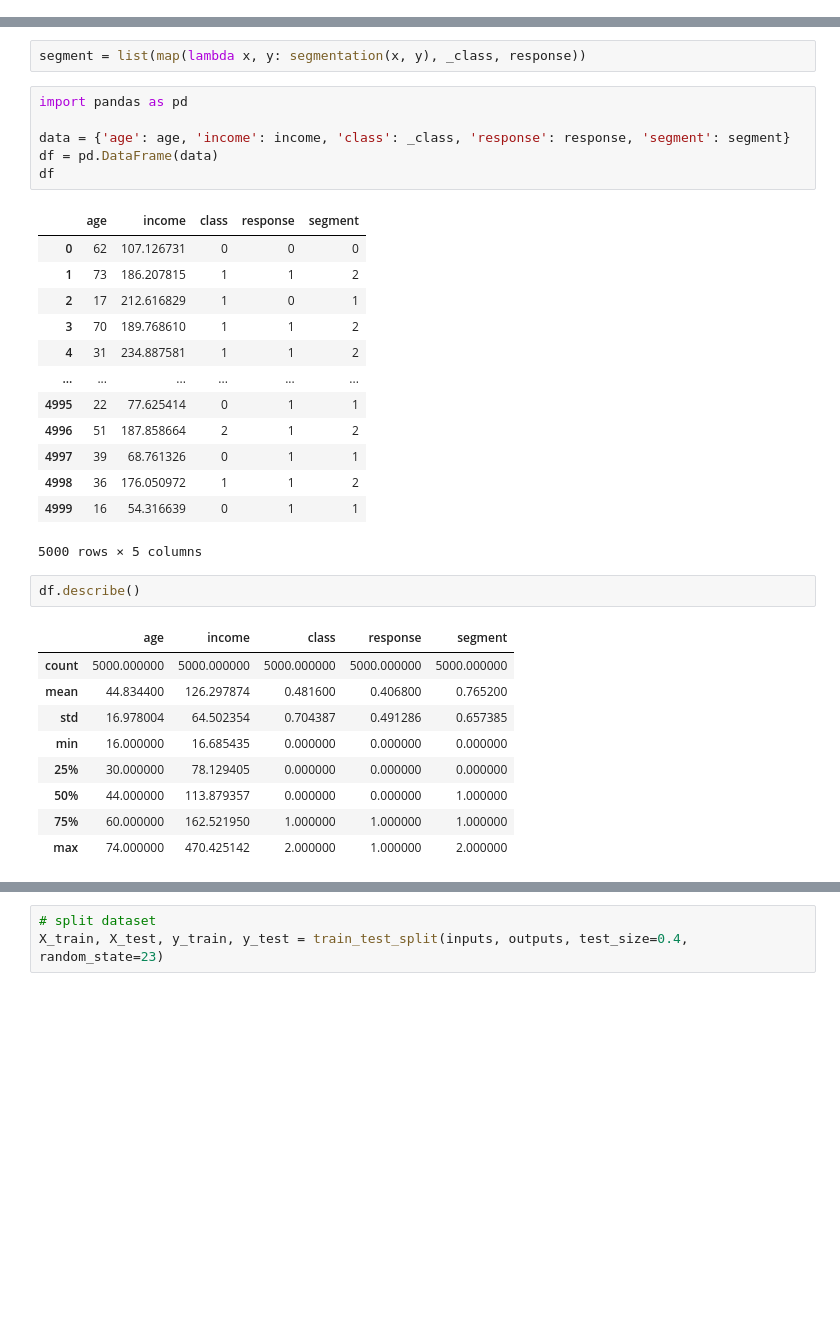
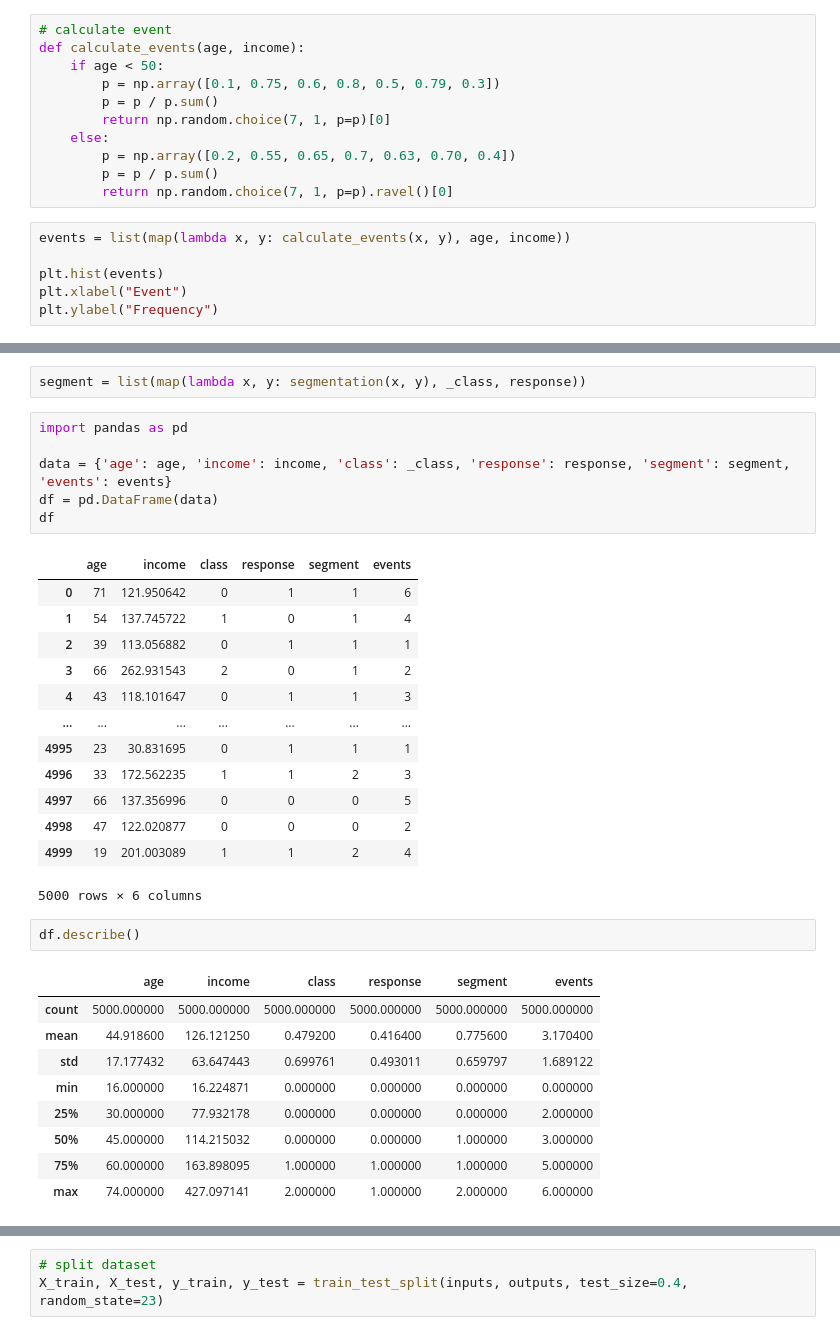
Before and after one commit to ruivieira/ceh-pmml-models, a Jupyter notebook: models.ipynb, the cells around one changed output, grey strips where cells are left out. Drawn from its saved outputs; the diff is of its cells as text; blank space fills up the shorter version.

```diff
--- a/models.ipynb
+++ b/models.ipynb
@@ -73,3 +73,20 @@ plt.ylabel("Frequency")
 # %% [output]
 Text(0, 0.5, 'Frequency')
 [figure]
+# %%
+# calculate event
+def calculate_events(age, income):
+    if age < 50:
+        p = np.array([0.1, 0.75, 0.6, 0.8, 0.5, 0.79, 0.3])
+        p = p / p.sum()
+        return np.random.choice(7, 1, p=p)[0]
+    else:
+        p = np.array([0.2, 0.55, 0.65, 0.7, 0.63, 0.70, 0.4])
+        p = p / p.sum()
+        return np.random.choice(7, 1, p=p).ravel()[0]
+# %%
+events = list(map(lambda x, y: calculate_events(x, y), age, income))
+
+plt.hist(events)
+plt.xlabel("Event")
+plt.ylabel("Frequency")
@@ -95,35 +115,35 @@ segment = list(map(lambda x, y: segmentation(x, y), _class, response))
 # %%
 import pandas as pd
 
-data = {'age': age, 'income': income, 'class': _class, 'response': response, 'segment': segment}
+data = {'age': age, 'income': income, 'class': _class, 'response': response, 'segment': segment, 'events': events}
 df = pd.DataFrame(data)
 df
 # %% [output]
-|  | age | income | class | response | segment |
-| 0 | 62 | 107.126731 | 0 | 0 | 0 |
-| 1 | 73 | 186.207815 | 1 | 1 | 2 |
-| 2 | 17 | 212.616829 | 1 | 0 | 1 |
-| 3 | 70 | 189.768610 | 1 | 1 | 2 |
-| 4 | 31 | 234.887581 | 1 | 1 | 2 |
-| ... | ... | ... | ... | ... | ... |
-| 4995 | 22 | 77.625414 | 0 | 1 | 1 |
-| 4996 | 51 | 187.858664 | 2 | 1 | 2 |
-| 4997 | 39 | 68.761326 | 0 | 1 | 1 |
-| 4998 | 36 | 176.050972 | 1 | 1 | 2 |
-| 4999 | 16 | 54.316639 | 0 | 1 | 1 |
+|  | age | income | class | response | segment | events |
+| 0 | 71 | 121.950642 | 0 | 1 | 1 | 6 |
+| 1 | 54 | 137.745722 | 1 | 0 | 1 | 4 |
+| 2 | 39 | 113.056882 | 0 | 1 | 1 | 1 |
+| 3 | 66 | 262.931543 | 2 | 0 | 1 | 2 |
+| 4 | 43 | 118.101647 | 0 | 1 | 1 | 3 |
+| ... | ... | ... | ... | ... | ... | ... |
+| 4995 | 23 | 30.831695 | 0 | 1 | 1 | 1 |
+| 4996 | 33 | 172.562235 | 1 | 1 | 2 | 3 |
+| 4997 | 66 | 137.356996 | 0 | 0 | 0 | 5 |
+| 4998 | 47 | 122.020877 | 0 | 0 | 0 | 2 |
+| 4999 | 19 | 201.003089 | 1 | 1 | 2 | 4 |
-5000 rows × 5 columns
+5000 rows × 6 columns
 # %%
 df.describe()
 # %% [output]
-|  | age | income | class | response | segment |
-| count | 5000.000000 | 5000.000000 | 5000.000000 | 5000.000000 | 5000.000000 |
-| mean | 44.834400 | 126.297874 | 0.481600 | 0.406800 | 0.765200 |
-| std | 16.978004 | 64.502354 | 0.704387 | 0.491286 | 0.657385 |
-| min | 16.000000 | 16.685435 | 0.000000 | 0.000000 | 0.000000 |
-| 25% | 30.000000 | 78.129405 | 0.000000 | 0.000000 | 0.000000 |
-| 50% | 44.000000 | 113.879357 | 0.000000 | 0.000000 | 1.000000 |
-| 75% | 60.000000 | 162.521950 | 1.000000 | 1.000000 | 1.000000 |
-| max | 74.000000 | 470.425142 | 2.000000 | 1.000000 | 2.000000 |
+|  | age | income | class | response | segment | events |
+| count | 5000.000000 | 5000.000000 | 5000.000000 | 5000.000000 | 5000.000000 | 5000.000000 |
+| mean | 44.918600 | 126.121250 | 0.479200 | 0.416400 | 0.775600 | 3.170400 |
+| std | 17.177432 | 63.647443 | 0.699761 | 0.493011 | 0.659797 | 1.689122 |
+| min | 16.000000 | 16.224871 | 0.000000 | 0.000000 | 0.000000 | 0.000000 |
+| 25% | 30.000000 | 77.932178 | 0.000000 | 0.000000 | 0.000000 | 2.000000 |
+| 50% | 45.000000 | 114.215032 | 0.000000 | 0.000000 | 1.000000 | 3.000000 |
+| 75% | 60.000000 | 163.898095 | 1.000000 | 1.000000 | 1.000000 | 5.000000 |
+| max | 74.000000 | 427.097141 | 2.000000 | 1.000000 | 2.000000 | 6.000000 |
 # %%
 colours = {0: 'red', 1: 'yellow', 2: 'green'}
 for segment in [0, 1, 2]:
```
Also changed, not shown: parts of 11 cells of this notebook, 2 other files.
